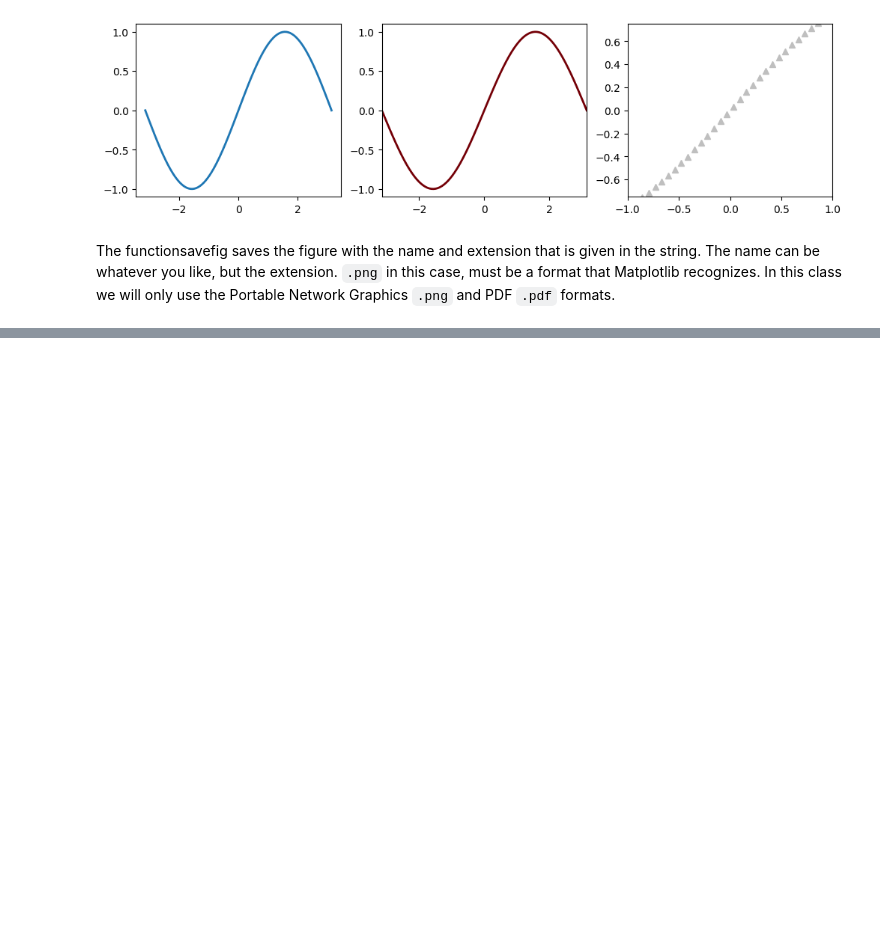
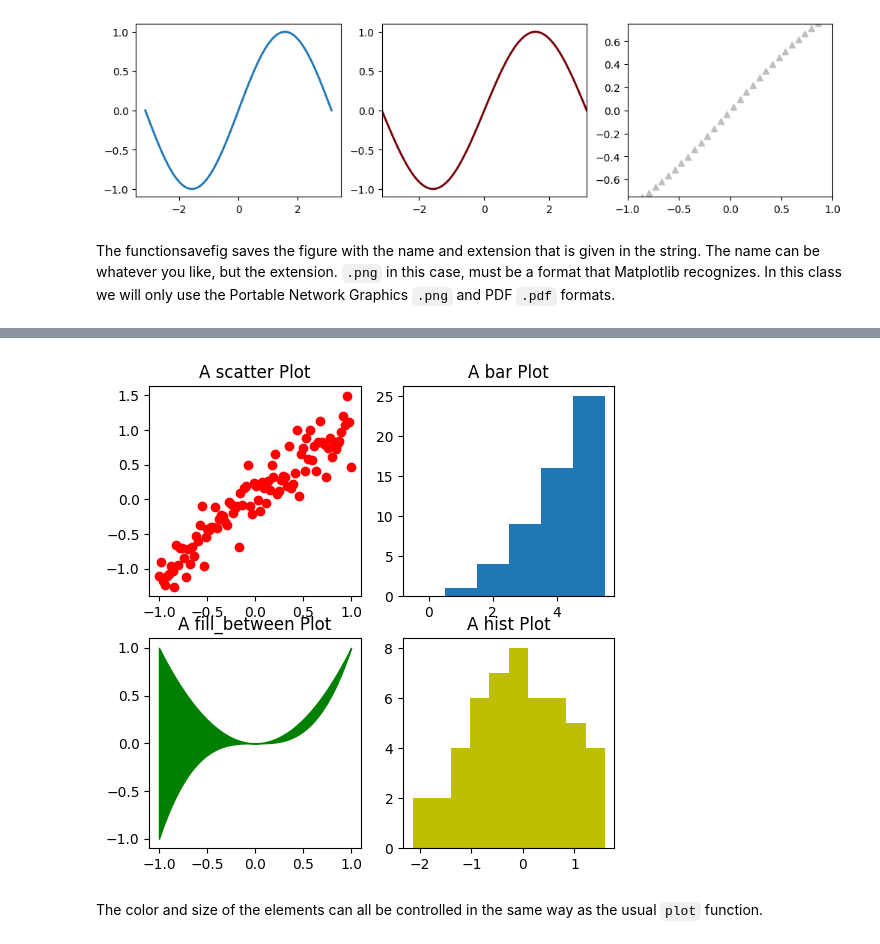
Before and after one commit to raopremrao/Learning-QuTip, a Jupyter notebook: Example Notebooks/01_Python Introduction/003_Matplotlib_Plotting.ipynb, the cells around one changed output, grey strips where cells are left out. Drawn from its saved outputs; the diff is of its cells as text; code cells hidden in the pictures; blank space fills up the shorter version.

````diff
--- a/Example Notebooks/01_Python Introduction/003_Matplotlib_Plotting.ipynb
+++ b/Example Notebooks/01_Python Introduction/003_Matplotlib_Plotting.ipynb
@@ -195,0 +213,27 @@ The functionsavefig saves the figure with the name and extension that is given i
+# %%
+x = np.linspace(-1, 1.0, 100)
+plt.figure(figsize=(6, 6))
+plt.subplot(2, 2, 1)
+y = x + 0.25 * np.random.randn(len(x))
+plt.scatter(x, y, color="r")  # Plot collection of (x, y) points
+plt.title("A scatter Plot")
+plt.subplot(2, 2, 2)
+n = np.array([0, 1, 2, 3, 4, 5])
+plt.bar(
+    n, n**2, align="center", width=1
+)  # Align the bars over the x-numbers, and width=dx
+plt.title("A bar Plot")
+plt.subplot(2, 2, 3)
+plt.fill_between(
+    x, x**2, x**3, color="green"
+)   # Fill between x**2 & x**3 with green
+plt.title("A fill_between Plot")
+plt.subplot(2, 2, 4)
+plt.title("A hist Plot")
+r = np.random.randn(50)     # Generating some random numbers
+plt.hist(r, color="y")      # Create a histogram of the random number values
+plt.show()
+# %% [output]
+[figure, added]
+# %% [markdown]
+The color and size of the elements can all be controlled in the same way as the usual ```plot``` function.
````
Also changed, not shown: parts of 4 cells of this notebook.
